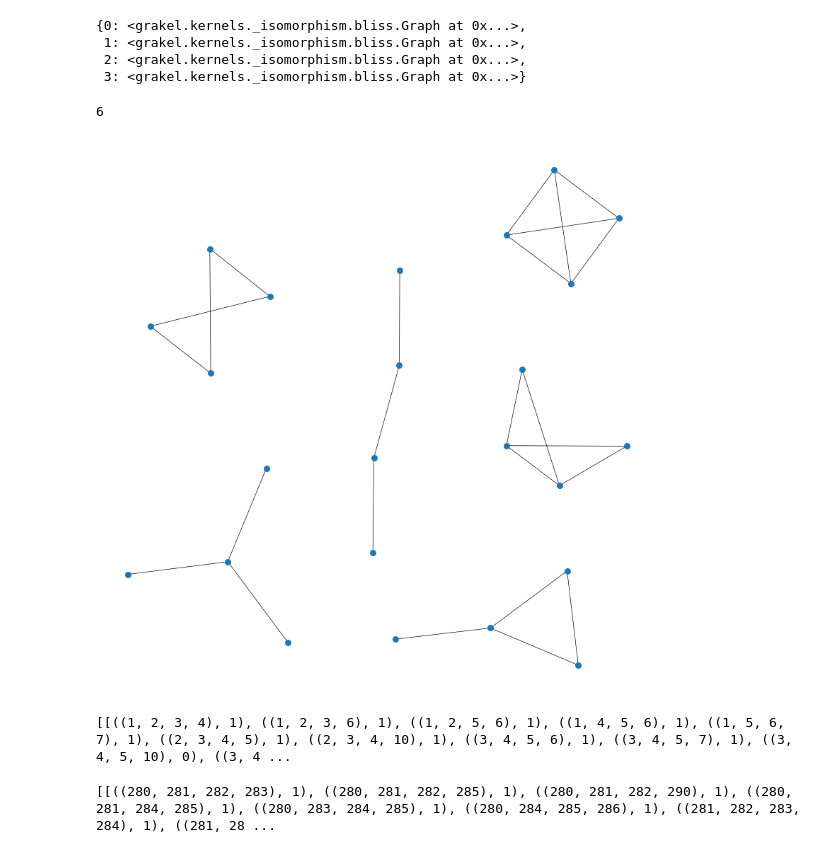
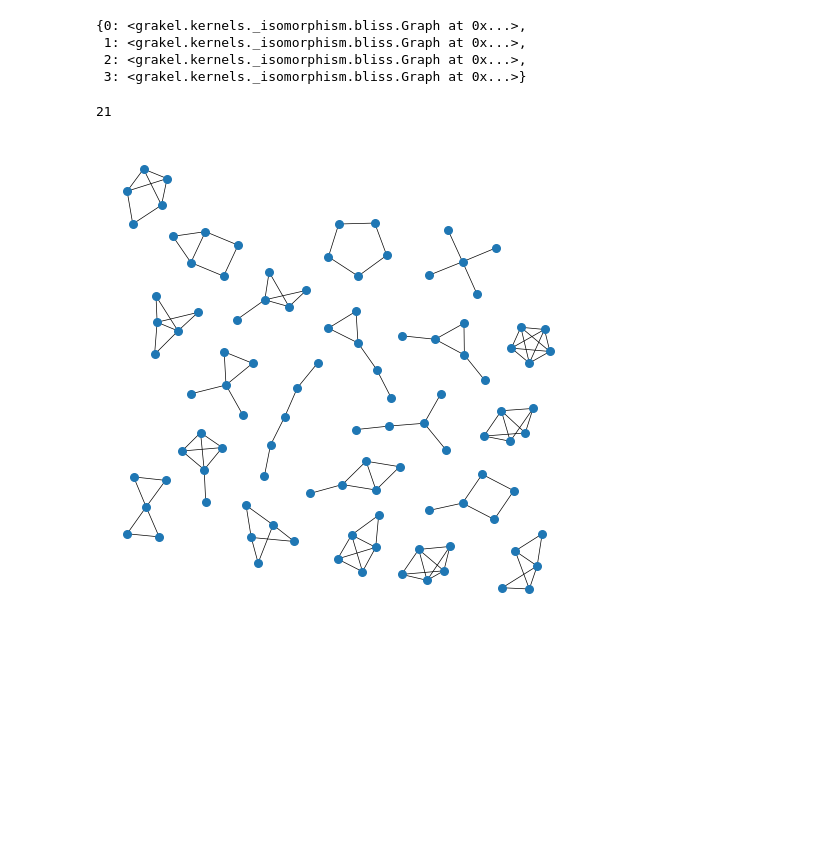
Before and after one commit to congrendai/MSc_Individual_Project, a Jupyter notebook: graphlet.ipynb, the cells around one changed output. Cells and saved outputs as stored; diff of their text form; code cells hidden in the pictures; blank space fills up the shorter version.

```diff
--- a/graphlet.ipynb
+++ b/graphlet.ipynb
@@ -42,7 +42,7 @@ G2.add_edges_from([
      (7,12),
      (9,13)])
 # %%
-k = 4
+k = 5
 
 MUTAG = fetch_dataset("MUTAG", verbose=False)
 GS = GraphletSampling(k)
@@ -76,58 +76,54 @@ GS._graph_bins
 # %%
 graphlets = [g for g in nx.graph_atlas_g() if len(g.nodes())==k and len(list(nx.connected_components(g)))==1] # and len(list(nx.connected_components(g)))==1
 print(len(graphlets))
 
 graphlets_G = nx.Graph()
 for index, graphlet in enumerate(graphlets):
     graphlets_G.add_nodes_from(np.array(graphlet.nodes())+index*k)
     graphlets_G.add_edges_from(np.array(graphlet.edges())+index*k)
 
-plt.figure(figsize=(10, 10), dpi=100)
+plt.figure(figsize=(6, 6))
 plt.margins(0.0)
 pos = nx.nx_agraph.pygraphviz_layout(graphlets_G)
 nx.draw(graphlets_G, pos=pos, node_color="tab:blue", width=0.5, node_size=30)
 # %% [output]
-6
+21
-[figure, old version]
+[figure, new version]
 # %%
-dataset = Dataset("MUTAG")
+# dataset = Dataset("MUTAG")
 
-features = []
-graph = dataset.graphs[0]
+# features = []
+# graph = dataset.graphs[0]
 
-for graph in dataset.graphs:
-    feature = []
-    C = combinations(list(graph), k)
-    for c in C:
-        for i in range(len(graphlets)):
-            if nx.is_isomorphic(graph.subgraph(c), graphlets[i]):
-                feature.append((c, i))
+# for graph in dataset.graphs:
+#     feature = []
+#     C = combinations(list(graph), k)
+#     for c in C:
+#         for i in range(len(graphlets)):
+#             if nx.is_isomorphic(graph.subgraph(c), graphlets[i]):
+#                 feature.append((c, i))
 
-    features.append(feature)
+#     features.append(feature)
 
-print(features)
+# print(features)
-# %% [output]
-[[((1, 2, 3, 4), 1), ((1, 2, 3, 6), 1), ((1, 2, 5, 6), 1), ((1, 4, 5, 6), 1), ((1, 5, 6, 7), 1), ((2, 3, 4, 5), 1), ((2, 3, 4, 10), 1), ((3, 4, 5, 6), 1), ((3, 4, 5, 7), 1), ((3, 4, 5, 10), 0), ((3, 4 ...
 # %%
-import concurrent.futures
+# import concurrent.futures
 
-def get_feature(graph):
-    feature = []
-    C = combinations(list(graph), k)
-    for c in C:
-        for i in range(len(graphlets)):
-            if nx.is_isomorphic(graph.subgraph(c), graphlets[i]):
-                feature.append((c, i))
+# def get_feature(graph):
+#     feature = []
+#     C = combinations(list(graph), k)
+#     for c in C:
+#         for i in range(len(graphlets)):
+#             if nx.is_isomorphic(graph.subgraph(c), graphlets[i]):
+#                 feature.append((c, i))
 
-    return feature
+#     return feature
 
-with concurrent.futures.ThreadPoolExecutor(max_workers=20) as executor:
-    futures = {executor.submit(get_feature, graph) for graph in dataset.graphs}
-    results = []
-    for future in concurrent.futures.as_completed(futures):
-        results.append(future.result())
+# with concurrent.futures.ThreadPoolExecutor(max_workers=20) as executor:
+#     futures = {executor.submit(get_feature, graph) for graph in dataset.graphs}
+#     results = []
+#     for future in concurrent.futures.as_completed(futures):
+#         results.append(future.result())
 
-print(results)
+# print(results)
-# %% [output]
-[[((280, 281, 282, 283), 1), ((280, 281, 282, 285), 1), ((280, 281, 282, 290), 1), ((280, 281, 284, 285), 1), ((280, 283, 284, 285), 1), ((280, 284, 285, 286), 1), ((281, 282, 283, 284), 1), ((281, 28 ...
 # %%
```
Also changed, not shown: parts of 3 cells of this notebook, 1 other file.
